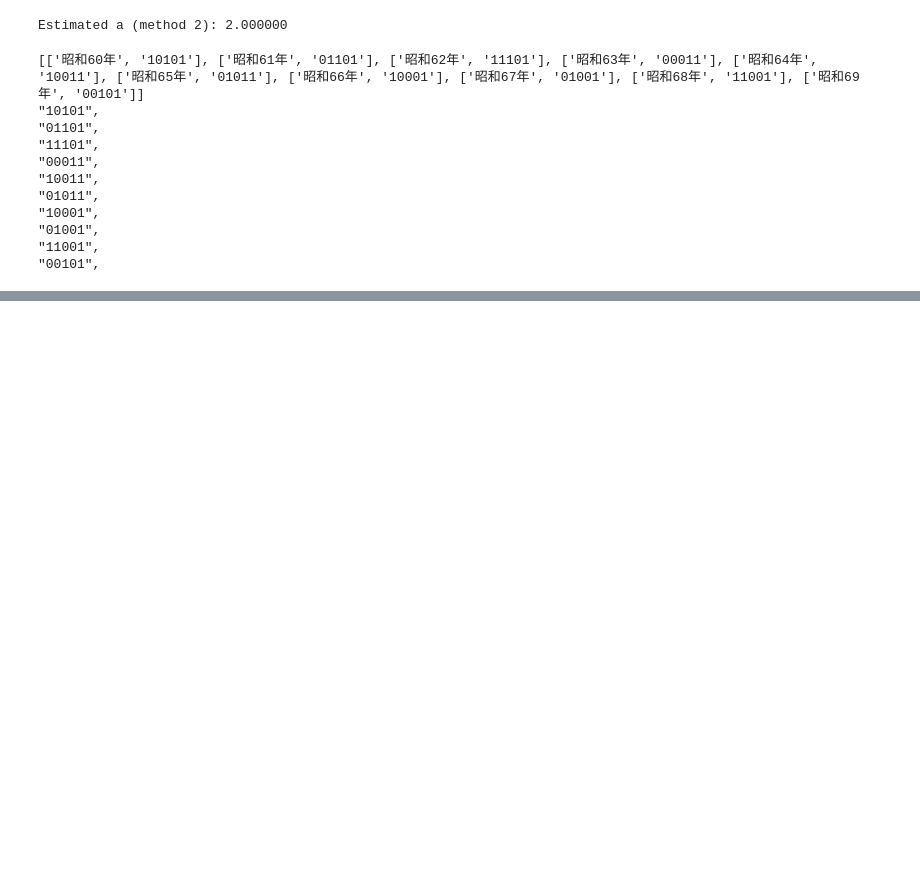
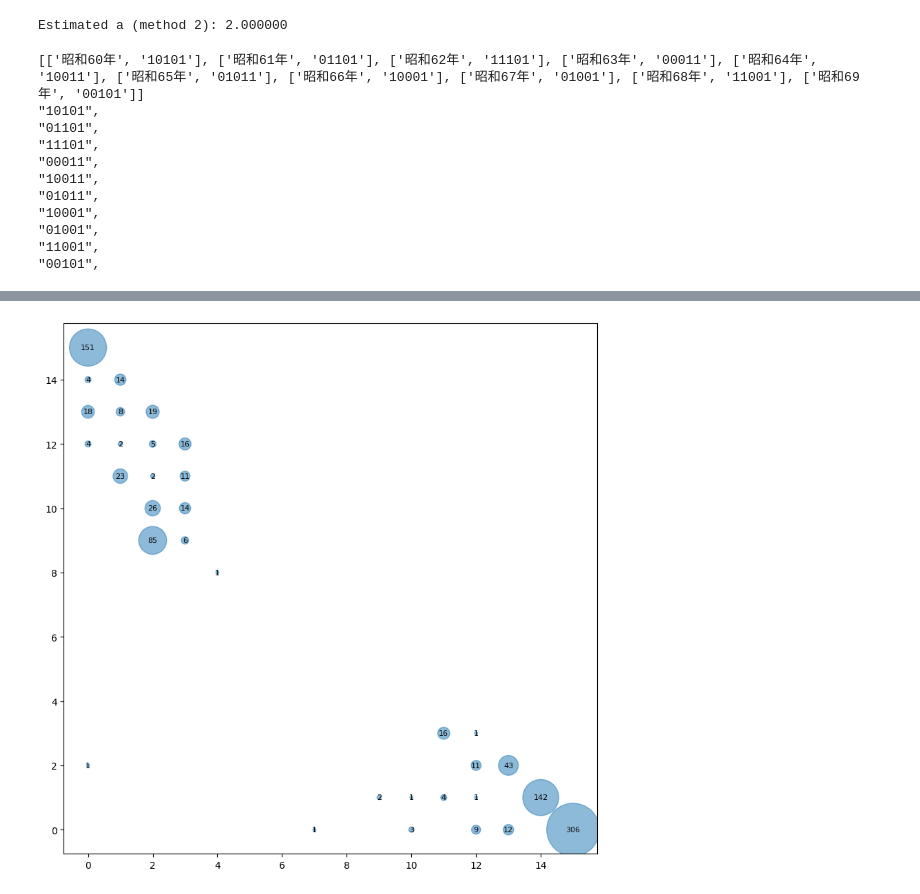
Before and after one commit to Mitarushi/EWS-decoder, a Jupyter notebook: test.ipynb, the cells around one changed output, grey strips where cells are left out. Drawn from its saved outputs; the diff is of its cells as text; code cells hidden in the pictures; blank space fills up the shorter version.

```diff
--- a/test.ipynb
+++ b/test.ipynb
@@ -114,3 +114,9 @@ for _, k in lines:
 "01001",
 "11001",
 "00101",
+# %%
+data = []
+with open("signal_data.txt", "r") as f:
+    for line in f:
+        line_data = list(map(int, line.strip().split(" ")[1:]))
+        data.append(line_data[:min(len(line_data), 1)])
@@ -116,0 +177,14 @@ for _, k in lines:
+# %%
+def flatten(lst):
+    result = []
+    for i in lst:
+        result.extend(i)
+    return result
+
+chunk_counts = []
+for chunk in chunks:
+    flat_chunk = flatten(chunk)
+    chunk_counts.append([flat_chunk.count(i) for i in range(2)])
+
+for i in range(20):
+    print(f"Chunk {i + 1}: {chunk_counts[i]}")
@@ -116,0 +212,24 @@ for _, k in lines:
+# %%
+import matplotlib.pyplot as plt
+
+# count の分布をプロット
+
+pair_count = {}
+for pair in chunk_counts:
+    key = tuple(pair)
+    if key not in pair_count:
+        pair_count[key] = 0
+    pair_count[key] += 1
+
+plt.figure(figsize=(10, 10))
+# scatterで多い点ほど大きく
+plt.scatter(
+    [k[0] for k in pair_count.keys()],
+    [k[1] for k in pair_count.keys()],
+    s=[v * 10 for v in pair_count.values()],
+    alpha=0.5
+)
+for k, v in pair_count.items():
+    plt.text(k[0], k[1], str(v), fontsize=8, ha='center', va='center')
+# %% [output]
+[figure, added]
```
Also changed, not shown: parts of 5 cells of this notebook.
